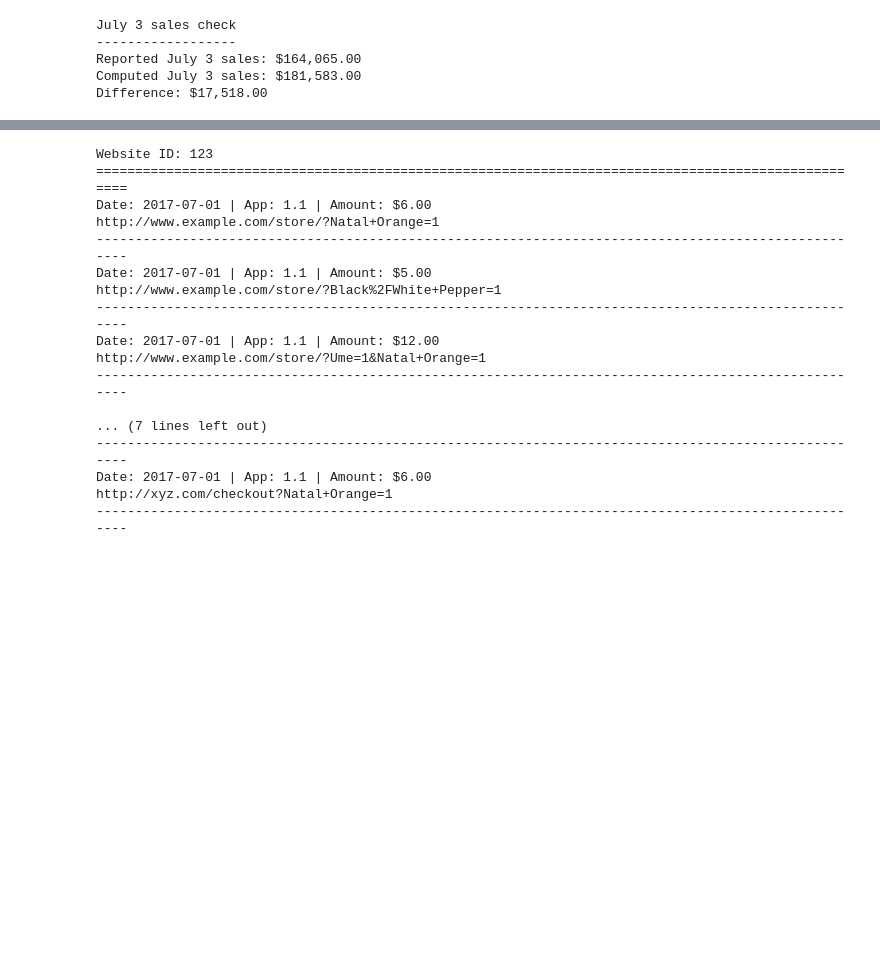
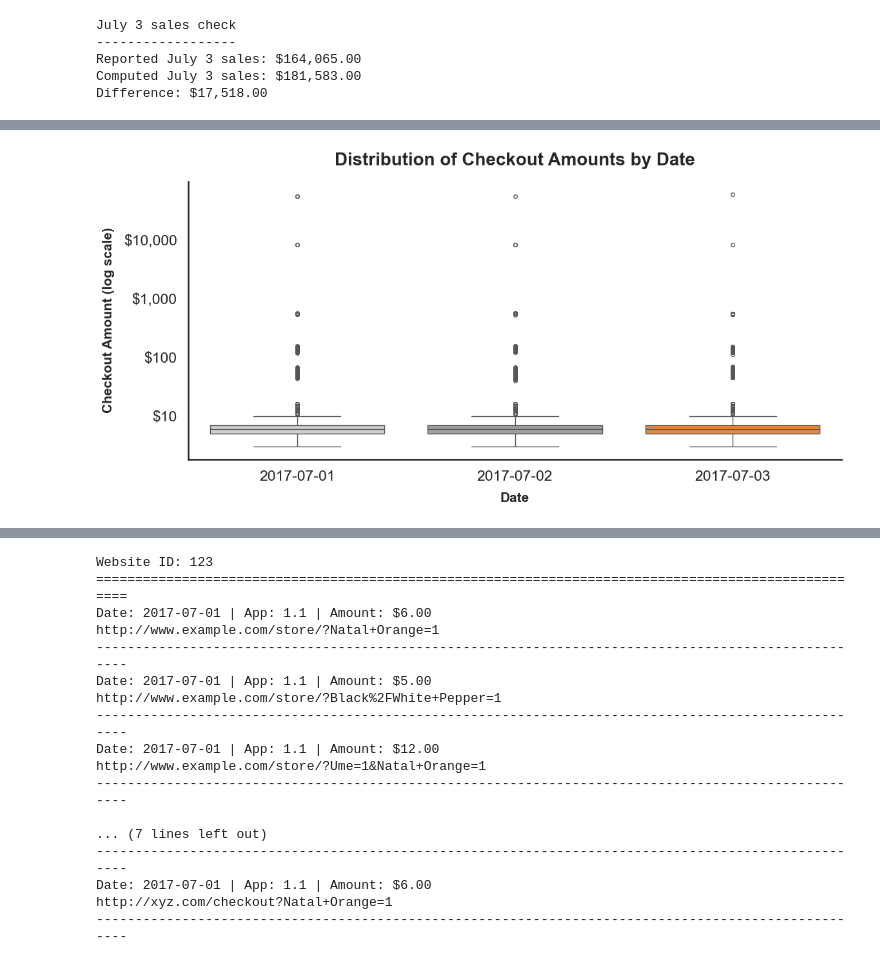
Before and after one commit to melissadale/postie-data-science-presentation, a Jupyter notebook: notebooks/Analysis.ipynb, the cells around one changed output, grey strips where cells are left out. Saved outputs shown, nothing was run; the diff lists cells and outputs as text; code cells hidden in the pictures; blank space fills up the shorter version.

Commit message:
Textual cleanup and clarification. I hope these changes make the data easier to consume.

```diff
--- a/notebooks/Analysis.ipynb
+++ b/notebooks/Analysis.ipynb
@@ -592,0 +524,37 @@ plt.show()
+# %%
+# ------------------------------------------------------------
+# Checkout amount distribution by date
+# ------------------------------------------------------------
+
+plt.figure(figsize=(12, 6))
+
+date_order = sorted(df["date"].unique())
+palette = [
+    TARGET_COLOR if date == TARGET_DATE else GREY_COLORS[i % len(GREY_COLORS)]
+    for i, date in enumerate(date_order)
+]
+
+ax = sns.boxplot(
+    data=df,
+    x="date",
+    y="checkout_amount",
+    hue="date",
+    order=date_order,
+    palette=palette,
+    legend=False,
+    fliersize=4
+)
+
+plt.yscale("log")
+ax.yaxis.set_major_formatter(mtick.StrMethodFormatter("${x:,.0f}"))
+
+plt.title("Distribution of Checkout Amounts by Date", **TITLE_STYLE)
+plt.xlabel("Date", **AXIS_LABEL_STYLE)
+plt.ylabel("Checkout Amount (log scale)", **AXIS_LABEL_STYLE)
+
+plt.grid(False)
+sns.despine()
+plt.tight_layout()
+plt.show()
+# %% [output]
+[figure, added]
```
Also changed, not shown: parts of 44 cells of this notebook, 8 other files.
